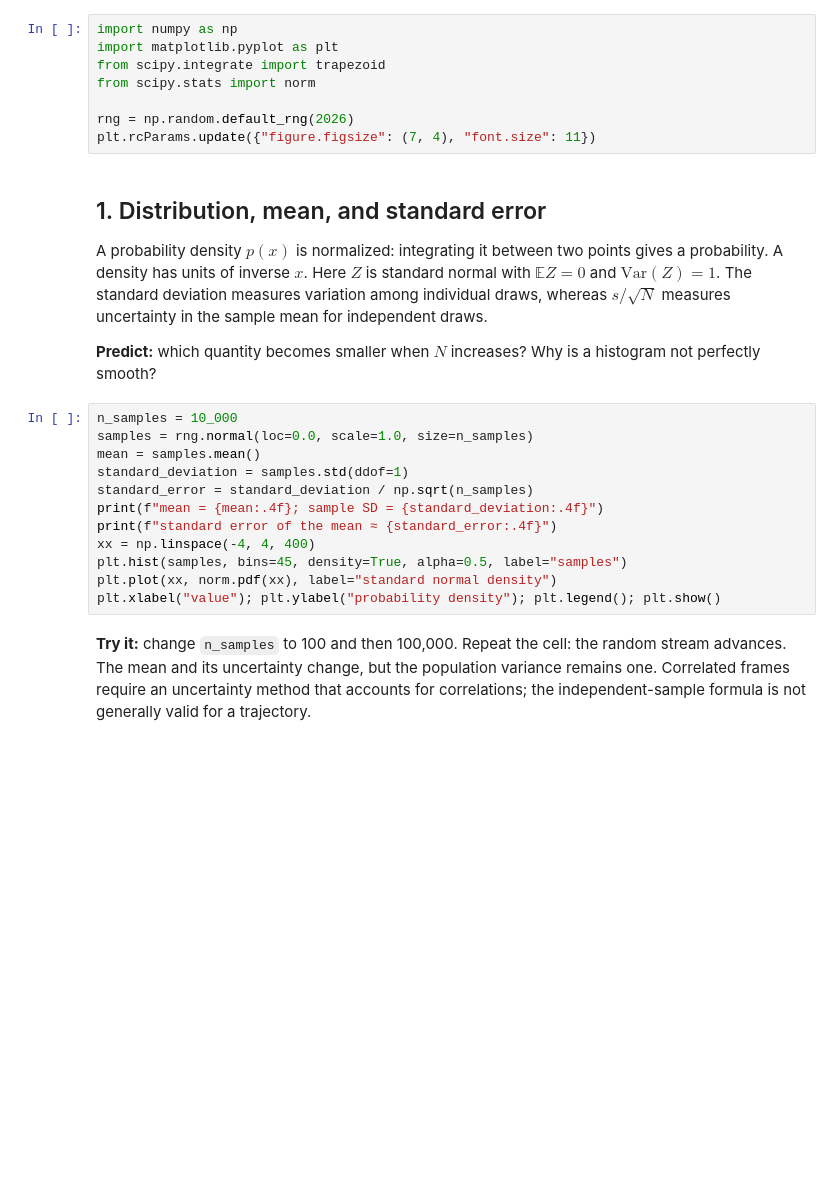
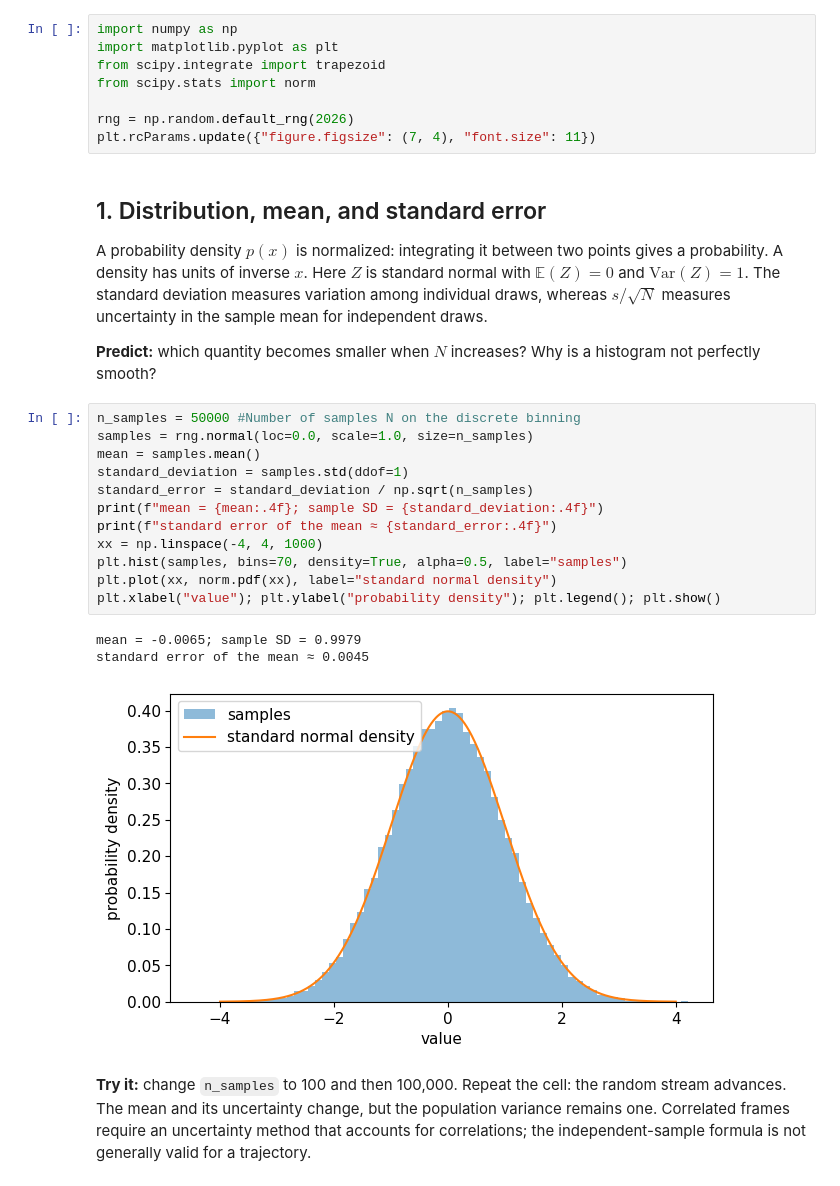
Before and after one commit to giuseppe-stefano-basile/stochastic-kinetics-lesson, a Jupyter notebook: notebooks/00_foundations.ipynb, the cells around one changed output. Cells and saved outputs as stored; diff of their text form; blank space fills up the shorter version.

```diff
--- a/notebooks/00_foundations.ipynb
+++ b/notebooks/00_foundations.ipynb
@@ -15,21 +15,25 @@ plt.rcParams.update({"figure.figsize": (7, 4), "font.size": 11})
 # %% [markdown]
 ## 1. Distribution, mean, and standard error
 
-A probability density $p(x)$ is normalized: integrating it between two points gives a probability. A density has units of inverse $x$. Here $Z$ is standard normal with $\mathbb E Z=0$ and $\mathrm{Var}(Z)=1$. The standard deviation measures variation among individual draws, whereas $s/\sqrt N$ measures uncertainty in the sample mean for independent draws.
+A probability density $p(x)$ is normalized: integrating it between two points gives a probability. A density has units of inverse $x$. Here $Z$ is standard normal with $\mathbb E (Z)=0$ and $\mathrm{Var}(Z)=1$. The standard deviation measures variation among individual draws, whereas $s/\sqrt N$ measures uncertainty in the sample mean for independent draws.
 
 **Predict:** which quantity becomes smaller when $N$ increases? Why is a histogram not perfectly smooth?
 # %%
-n_samples = 10_000
+n_samples = 50000 #Number of samples N on the discrete binning
 samples = rng.normal(loc=0.0, scale=1.0, size=n_samples)
 mean = samples.mean()
 standard_deviation = samples.std(ddof=1)
 standard_error = standard_deviation / np.sqrt(n_samples)
 print(f"mean = {mean:.4f}; sample SD = {standard_deviation:.4f}")
 print(f"standard error of the mean ≈ {standard_error:.4f}")
-xx = np.linspace(-4, 4, 400)
-plt.hist(samples, bins=45, density=True, alpha=0.5, label="samples")
+xx = np.linspace(-4, 4, 1000)
+plt.hist(samples, bins=70, density=True, alpha=0.5, label="samples")
 plt.plot(xx, norm.pdf(xx), label="standard normal density")
 plt.xlabel("value"); plt.ylabel("probability density"); plt.legend(); plt.show()
+# %% [output]
+mean = -0.0065; sample SD = 0.9979
+standard error of the mean ≈ 0.0045
+[figure, added]
 # %% [markdown]
 **Try it:** change `n_samples` to 100 and then 100,000. Repeat the cell: the random stream advances. The mean and its uncertainty change, but the population variance remains one. Correlated frames require an uncertainty method that accounts for correlations; the independent-sample formula is not generally valid for a trajectory.
 # %% [markdown]
```
Also changed, not shown: parts of 3 cells of this notebook.
